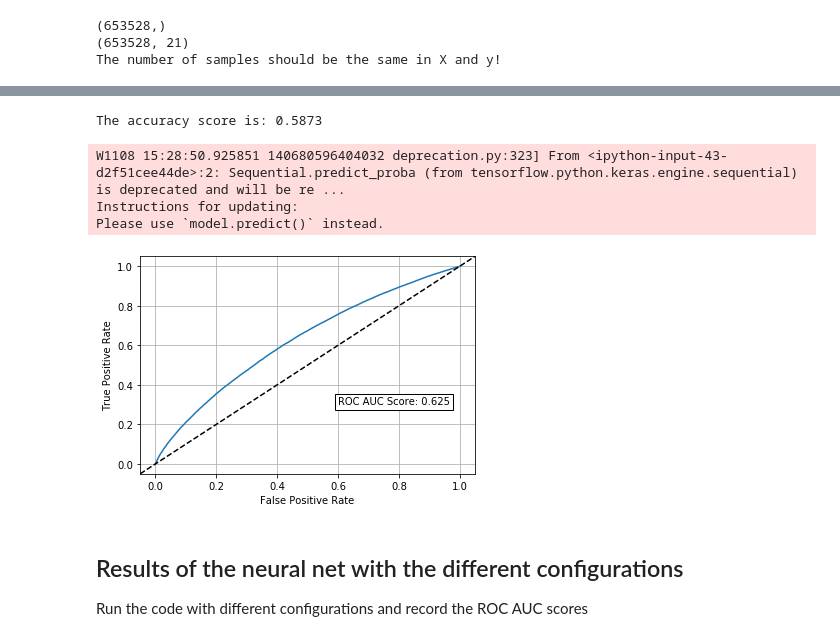
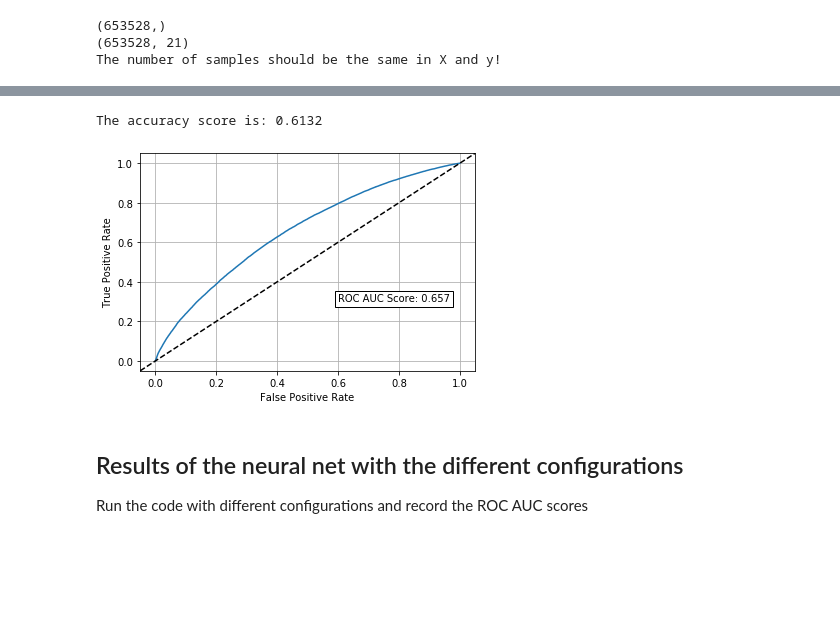
Before and after one commit to stanleyycheung/MSci-Project-HiggsTauTau, a Jupyter notebook: kristof/paper_2016.ipynb, the cells around one changed output, grey strips where cells are left out. Cells and saved outputs as stored; diff of their text form; code cells hidden in the pictures; blank space fills up the shorter version.

```diff
--- a/kristof/paper_2016.ipynb
+++ b/kristof/paper_2016.ipynb
@@ -448,10 +453,11 @@ Cause: 'arguments' object has no attribute 'posonlyargs'
 To silence this warning, decorate the function with @tf.autograph.experimental.do_not_convert
 # %%
 y_pred = [int(round(x)) for x in prediction.flatten()]
+y_binary = (y_test > 0.5) * 1.0
 # %%
-print('The accuracy score is: {:.4f}'.format(accuracy_score(y_test, y_pred)))
+print('The accuracy score is: {:.4f}'.format(accuracy_score(y_binary, y_pred)))
 # %% [output]
-The accuracy score is: 0.5873
+The accuracy score is: 0.6132
 # %%
 #  define a function to plot the ROC curves - just makes the roc_curve look nicer than the default
 def plot_roc_curve(fpr, tpr, auc, config_num=-1):
@@ -469,14 +475,11 @@ def plot_roc_curve(fpr, tpr, auc, config_num=-1):
 # %%
 # plot ROC curve for improved training
 y_proba = model.predict_proba(X_test) # outputs two probabilties
-auc = roc_auc_score(y_test, y_proba)
-fpr, tpr, _ = roc_curve(y_test, y_proba)
+auc = roc_auc_score(y_binary, y_proba)
+fpr, tpr, _ = roc_curve(y_binary, y_proba)
 plot_roc_curve(fpr, tpr, auc)
 # %% [output]
-W1108 15:28:50.925851 140680596404032 deprecation.py:323] From <ipython-input-43-d2f51cee44de>:2: Sequential.predict_proba (from tensorflow.python.keras.engine.sequential) is deprecated and will be re ...
-Instructions for updating:
-Please use `model.predict()` instead.
-[figure, old version]
+[figure, new version]
 # %% [markdown]
 ## Results of the neural net with the different configurations
 
```
Also changed, not shown: parts of 8 cells of this notebook.
